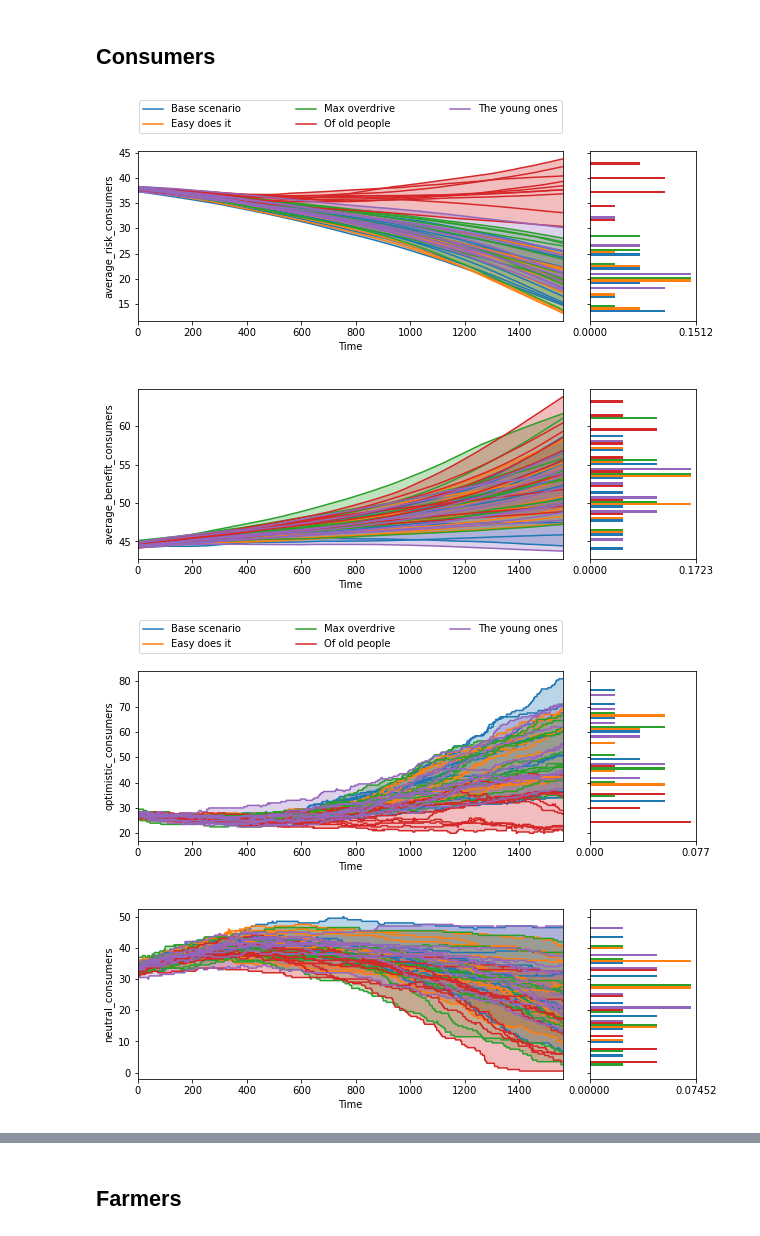
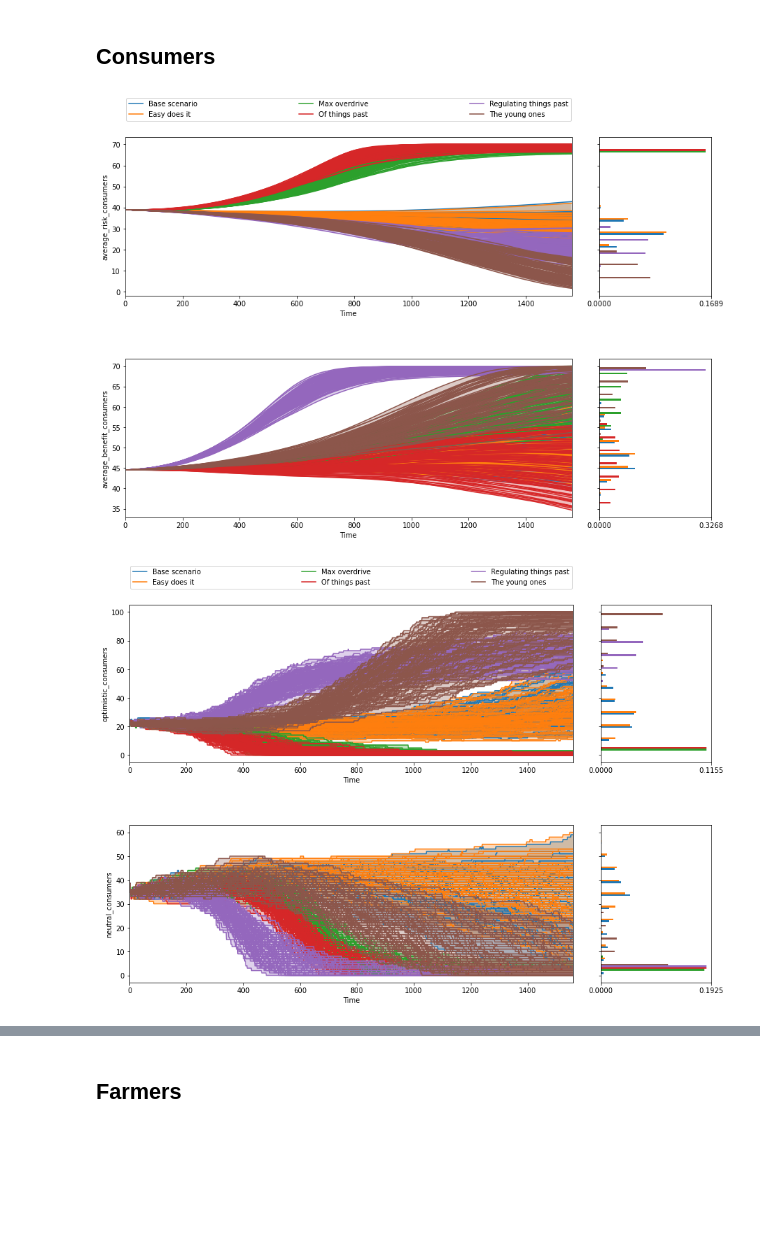
Before and after one commit to lvreedenburgh/Risk-Benefit-Model, a Jupyter notebook: Deep_uncertainty_analysis.ipynb, the cells around one changed output, grey strips where cells are left out. Drawn from its saved outputs; the diff is of its cells as text; code cells hidden in the pictures; blank space fills up the shorter version.

```diff
--- a/Deep_uncertainty_analysis.ipynb
+++ b/Deep_uncertainty_analysis.ipynb
@@ -170,19 +205,23 @@ outcomes = [TimeSeriesOutcome('TIME'),
 
 #Define the NetLogo model
 nl_model = NetLogoModel('NetLogo', wd='./Netlogo/',
-                        model_file="Risk_benefit_model_fullSetUp_bugs.nlogo")
+                        model_file="Risk_benefit_model.nlogo")
 nl_model.run_length = 1560
 nl_model.replications = 100
 nl_model.uncertainties = uncertainties
 nl_model.outcomes = outcomes
 nr_experiments = 100
-# Uncomment if there are constants defined
-# nl_model.constants = constants
 # %%
 %%time
 try:
-    all_experiments, all_outcomes = load_results("results/scenario_results.tar.gz")
+    all_experiments, all_outcomes = load_results("results/scenarios_results.tar.gz")
+    # There is a bug in EMA workbench that converts dtype object to categorical
+    # when using load_results, so this is to convert any changes back to object
+    # in case changes need to be made to the loaded results and saved again
+    for i in all_experiments.select_dtypes(include=pd.CategoricalDtype).columns:
+        all_experiments[i] = all_experiments[i].astype(str)
 except IOError:
+    # With 100 experiments and 100 replications it takes about 6,5 hours
     # Create empty dataframe and dictionary
     all_experiments = pd.DataFrame()
     all_outcomes = {}
@@ -211,5 +250,14 @@ except IOError:
             for k in outcomes.keys():
                 all_outcomes[k] = np.concatenate(list(all_outcomes[k] for all_outcomes in ds))
 
-    save_results((all_experiments, all_outcomes), "results/scenario_results.tar.gz")
+    # Get the median of the replications per experiment, and change the shape of the outcomes
+    # for plotting and reduction of file size
+    for j in all_outcomes:
+        big_list = []
+        for i in all_outcomes[j]:
+            median_array = np.asarray(column_median(i))
+            big_list.append(median_array)
+            all_outcomes[j] = np.asarray(big_list)
+
+    save_results((all_experiments, all_outcomes), "results/scenarios_results.tar.gz")
 # %% [output]
@@ -346,26 +321,26 @@ alarmed_farmers (500, 1561)
 # %%
 experiments_to_show = np.arange(0, all_experiments.shape[0], 1)
 
 fig, ax = plotting.lines(all_experiments,
-                         outcomes_test,
+                         all_outcomes,
                          outcomes_to_show=['average_risk_consumers',
                                            'average_benefit_consumers'],
                          group_by='scenario',
                          show_envelope=True,
                          density=plotting.Density.HIST,
                          titles=None,
                          experiments_to_show=experiments_to_show)
 
-fig.set_figheight(7.5)
-fig.set_figwidth(10)
+fig.set_figheight(10)
+fig.set_figwidth(15)
 plt.show()
 # %% [output]
-[figure, old version]
+[figure, new version]
 # %%
 experiments_to_show = np.arange(0, all_experiments.shape[0], 1)
 
 fig, ax = plotting.lines(all_experiments,
-                         outcomes_test,
+                         all_outcomes,
                          outcomes_to_show=['optimistic_consumers',
                                            'neutral_consumers'],
                          group_by='scenario',
@@ -374,11 +349,11 @@ fig, ax = plotting.lines(all_experiments,
                          titles=None,
                          experiments_to_show=experiments_to_show)
 
-fig.set_figheight(7.5)
-fig.set_figwidth(10)
+fig.set_figheight(10)
+fig.set_figwidth(15)
 plt.show()
 # %% [output]
-[figure, old version]
+[figure, new version]
 # %%
 experiments_to_show = np.arange(0, all_experiments.shape[0], 1)
 
```
Also changed, not shown: parts of 49 cells of this notebook, 15 other files.
